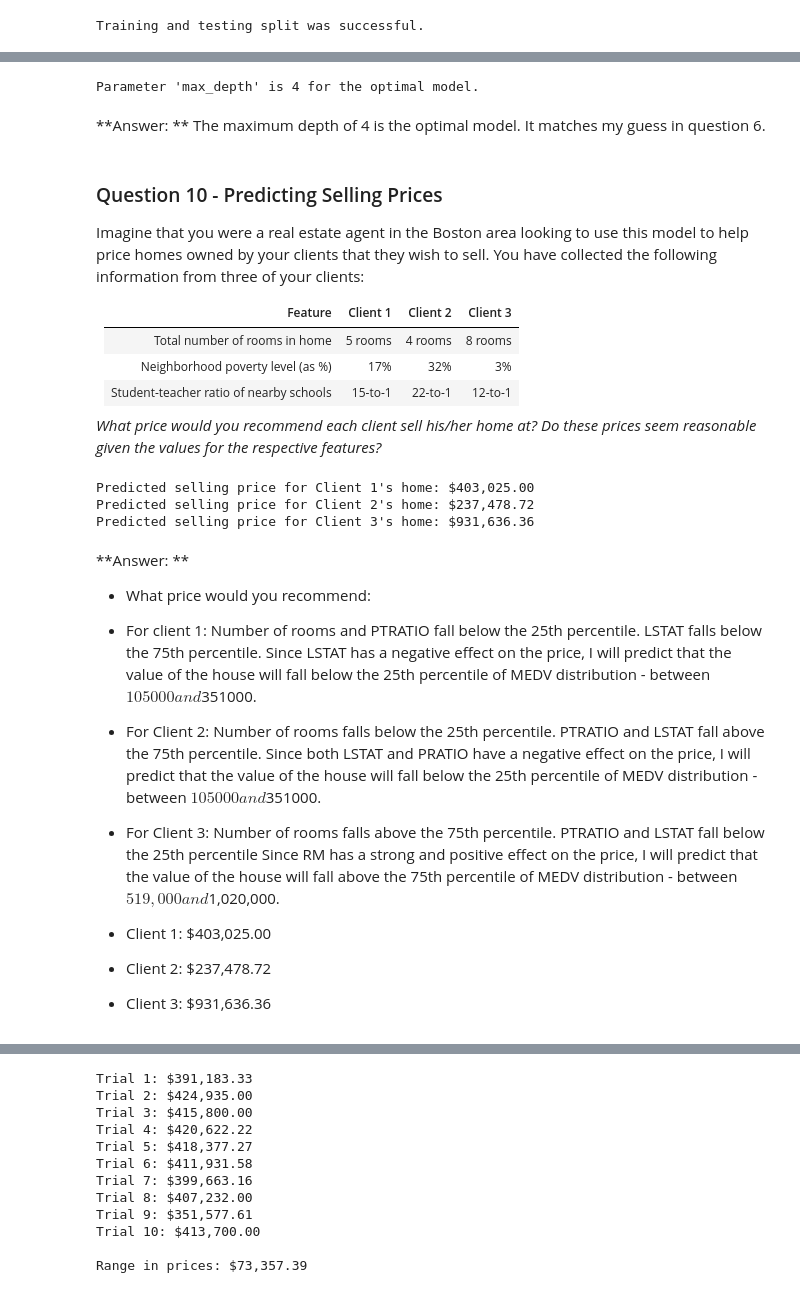
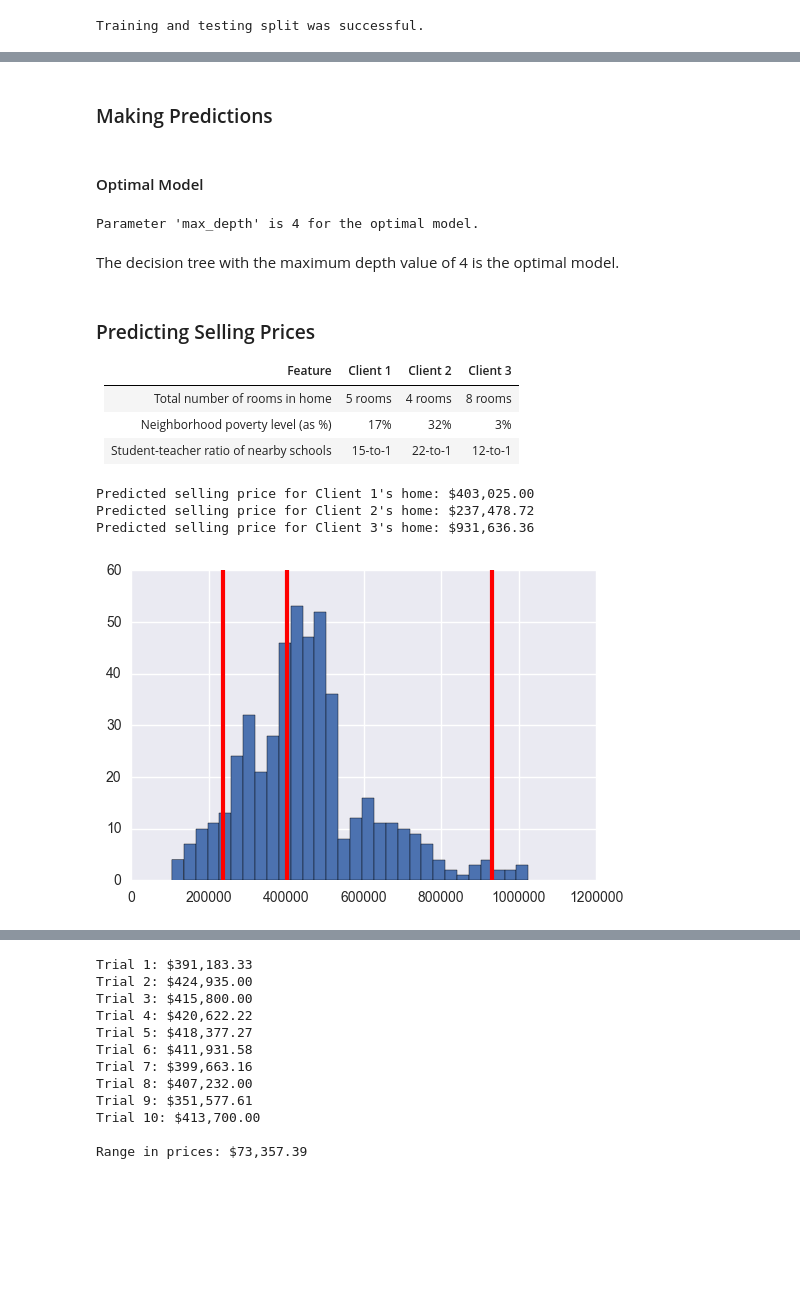
Before and after one commit to jonad/bostonHousingPrediction, a Jupyter notebook: boston_housing.ipynb, the cells around one changed output, grey strips where cells are left out. Drawn from its saved outputs; the diff is of its cells as text; code cells hidden in the pictures; blank space fills up the shorter version.

```diff
--- a/boston_housing.ipynb
+++ b/boston_housing.ipynb
@@ -329,5 +268,5 @@ For the `fit_model` function in the code cell below, you will need to implement
 # %%
-# TODO: Import 'make_scorer', 'DecisionTreeRegressor', and 'GridSearchCV'
+# Import 'make_scorer', 'DecisionTreeRegressor', and 'GridSearchCV'
 from sklearn.metrics import make_scorer
 from sklearn.tree import DecisionTreeRegressor
 from sklearn.grid_search import GridSearchCV
@@ -342,7 +281,7 @@ def fit_model(X, y):
     regressor = DecisionTreeRegressor(random_state=0)
 
     # Create a dictionary for the parameter 'max_depth' with a range from 1 to 10
-    params = {'max_depth': [1, 2, 3, 4, 5, 6, 7, 8, 9, 10]}
+    params = {'max_depth':  range(1,11)}
 
     # Transform 'performance_metric' into a scoring function using 'make_scorer'
     scoring_fnc = make_scorer(r2_score)
@@ -364,3 +297,7 @@ _What maximum depth does the optimal model have? How does this result compare to
+# %% [markdown]
+### Making Predictions
+# %% [markdown]
+#### Optimal Model
 # %%
 # Fit the training data to the model using grid search
 reg = fit_model(X_train, y_train)
@@ -370,53 +307,30 @@ print "Parameter 'max_depth' is {} for the optimal model.".format(reg.get_params
 # %% [output]
 Parameter 'max_depth' is 4 for the optimal model.
 # %% [markdown]
- **Answer: ** The maximum depth of 4 is the optimal model. It matches my guess in question 6.
+ The decision tree with the maximum depth value of 4 is the optimal model.
 # %% [markdown]
-### Question 10 - Predicting Selling Prices
-Imagine that you were a real estate agent in the Boston area looking to use this model to help price homes owned by your clients that they wish to sell. You have collected the following information from three of your clients:
+### Predicting Selling Prices
 
 | Feature | Client 1 | Client 2 | Client 3 |
 | :---: | :---: | :---: | :---: |
 | Total number of rooms in home | 5 rooms | 4 rooms | 8 rooms |
 | Neighborhood poverty level (as %) | 17% | 32% | 3% |
 | Student-teacher ratio of nearby schools | 15-to-1 | 22-to-1 | 12-to-1 |
-*What price would you recommend each client sell his/her home at? Do these prices seem reasonable given the values for the respective features?*
 # %%
 # Produce a matrix for client data
 client_data = [[5, 17, 15], # Client 1
                [4, 32, 22], # Client 2
                [8, 3, 12]]  # Client 3
 
 # Show predictions
 for i, price in enumerate(reg.predict(client_data)):
     print "Predicted selling price for Client {}'s home: ${:,.2f}".format(i+1, price)
+
+plt.hist(prices, bins = 30)
+for price in reg.predict(client_data):
+    plt.axvline(price, c = 'r', lw = 3)
 # %% [output]
 Predicted selling price for Client 1's home: $403,025.00
 Predicted selling price for Client 2's home: $237,478.72
 Predicted selling price for Client 3's home: $931,636.36
+[figure, added]
-# %% [markdown]
-**Answer: **
-- What price would you recommend:
-
- - For client 1:
-        Number of rooms and PTRATIO fall below the 25th percentile.
-        LSTAT falls below the 75th percentile.
-        Since LSTAT has a negative effect on the price, I will predict that
-        the value of the house will fall below the 25th percentile of MEDV distribution - between $105000 and $351000.
-
-  - For Client 2:
-        Number of rooms falls below the 25th percentile.
-        PTRATIO and LSTAT fall above the 75th percentile.
-        Since both LSTAT and PRATIO have a negative effect on the price, I will predict that
-        the value of the house will fall below the 25th percentile of MEDV distribution - between $105000 and $351000.
-  - For Client 3:
-        Number of rooms falls above the 75th percentile.
-        PTRATIO and LSTAT fall below the 25th percentile
-        Since RM has a strong and positive effect on the price, I will predict that the value of the house will fall above the 75th percentile of MEDV distribution - between $519,000    and   $1,020,000.
-
-
-- Client 1: $403,025.00
-
-- Client 2: $237,478.72
-
-- Client 3: $931,636.36
```
Also changed, not shown: parts of 58 cells of this notebook, 1 other file.
